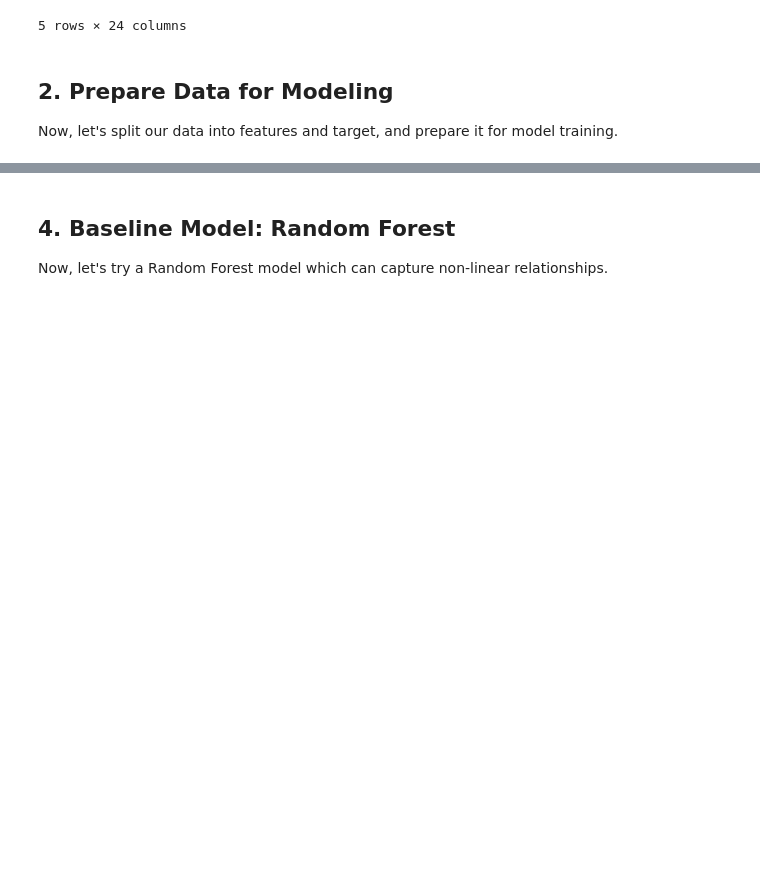
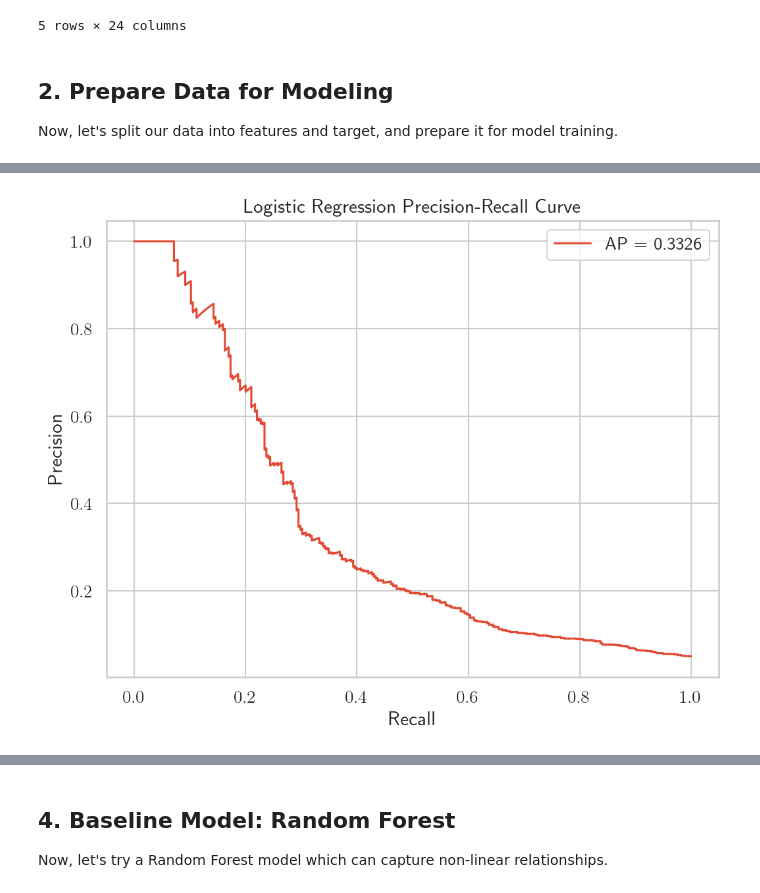
Before and after one commit to zahemen9900/ecomm-fraud-detection, a Jupyter notebook: notebooks/02_baseline_model_development.ipynb, the cells around one changed output, grey strips where cells are left out. Cells and saved outputs as stored; diff of their text form; code cells hidden in the pictures; blank space fills up the shorter version.

```diff
--- a/notebooks/02_baseline_model_development.ipynb
+++ b/notebooks/02_baseline_model_development.ipynb
@@ -237,0 +397,6 @@ ValueError: Model doesn't have feature_importances_ or interpretable coefficient
+# %%
+# Plot Precision-Recall curve
+fig_pr_lr = plot_precision_recall_curve(y_test_large, y_proba_lr, "Logistic Regression Precision-Recall Curve")
+plt.show()
+# %% [output]
+[figure, added]
```
Also changed, not shown: parts of 39 cells of this notebook, 13 other files.
